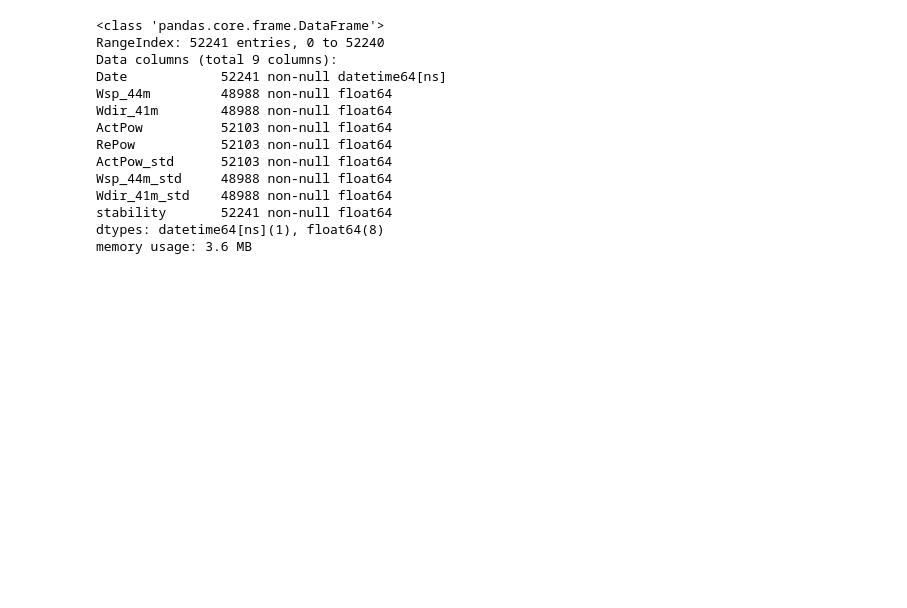
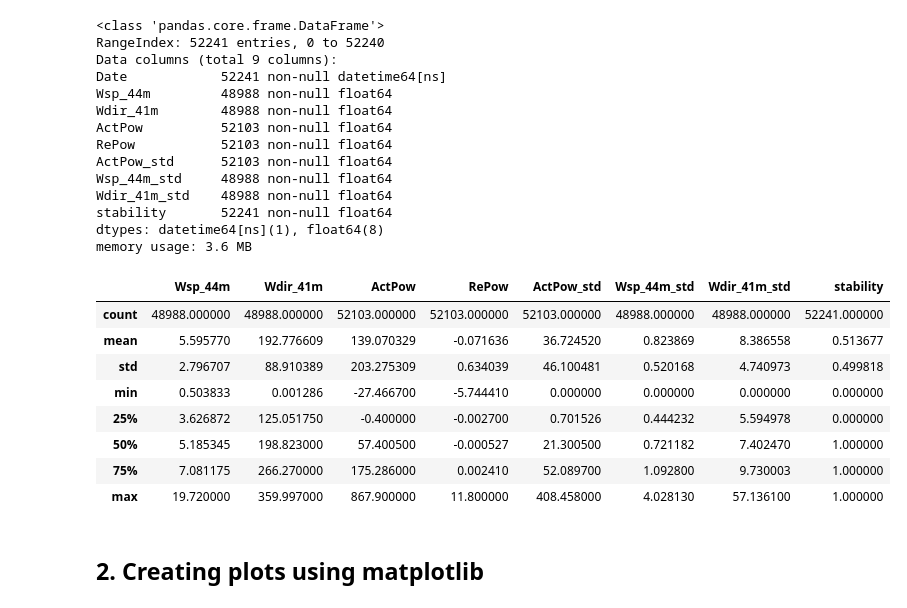
Before and after one commit to wobniarin/CAPUEE_2019_LAB5_Data_Visualization, a Jupyter notebook: CAPUEE_2019_LAB5_Data_Visualization.ipynb, the cells around one changed output. Cells and saved outputs as stored; diff of their text form; code cells hidden in the pictures; blank space fills up the shorter version.

```diff
--- a/CAPUEE_2019_LAB5_Data_Visualization.ipynb
+++ b/CAPUEE_2019_LAB5_Data_Visualization.ipynb
@@ -92,3 +93,17 @@ Wdir_41m_std    48988 non-null float64
 stability       52241 non-null float64
 dtypes: datetime64[ns](1), float64(8)
 memory usage: 3.6 MB
+# %%
+df.describe()
+# %% [output]
+|  | Wsp_44m | Wdir_41m | ActPow | RePow | ActPow_std | Wsp_44m_std | Wdir_41m_std | stability |
+| count | 48988.000000 | 48988.000000 | 52103.000000 | 52103.000000 | 52103.000000 | 48988.000000 | 48988.000000 | 52241.000000 |
+| mean | 5.595770 | 192.776609 | 139.070329 | -0.071636 | 36.724520 | 0.823869 | 8.386558 | 0.513677 |
+| std | 2.796707 | 88.910389 | 203.275309 | 0.634039 | 46.100481 | 0.520168 | 4.740973 | 0.499818 |
+| min | 0.503833 | 0.001286 | -27.466700 | -5.744410 | 0.000000 | 0.000000 | 0.000000 | 0.000000 |
+| 25% | 3.626872 | 125.051750 | -0.400000 | -0.002700 | 0.701526 | 0.444232 | 5.594978 | 0.000000 |
+| 50% | 5.185345 | 198.823000 | 57.400500 | -0.000527 | 21.300500 | 0.721182 | 7.402470 | 1.000000 |
+| 75% | 7.081175 | 266.270000 | 175.286000 | 0.002410 | 52.089700 | 1.092800 | 9.730003 | 1.000000 |
+| max | 19.720000 | 359.997000 | 867.900000 | 11.800000 | 408.458000 | 4.028130 | 57.136100 | 1.000000 |
+# %% [markdown]
+## 2. Creating plots using matplotlib
```
Also changed, not shown: parts of 13 cells of this notebook, 1 other file.
